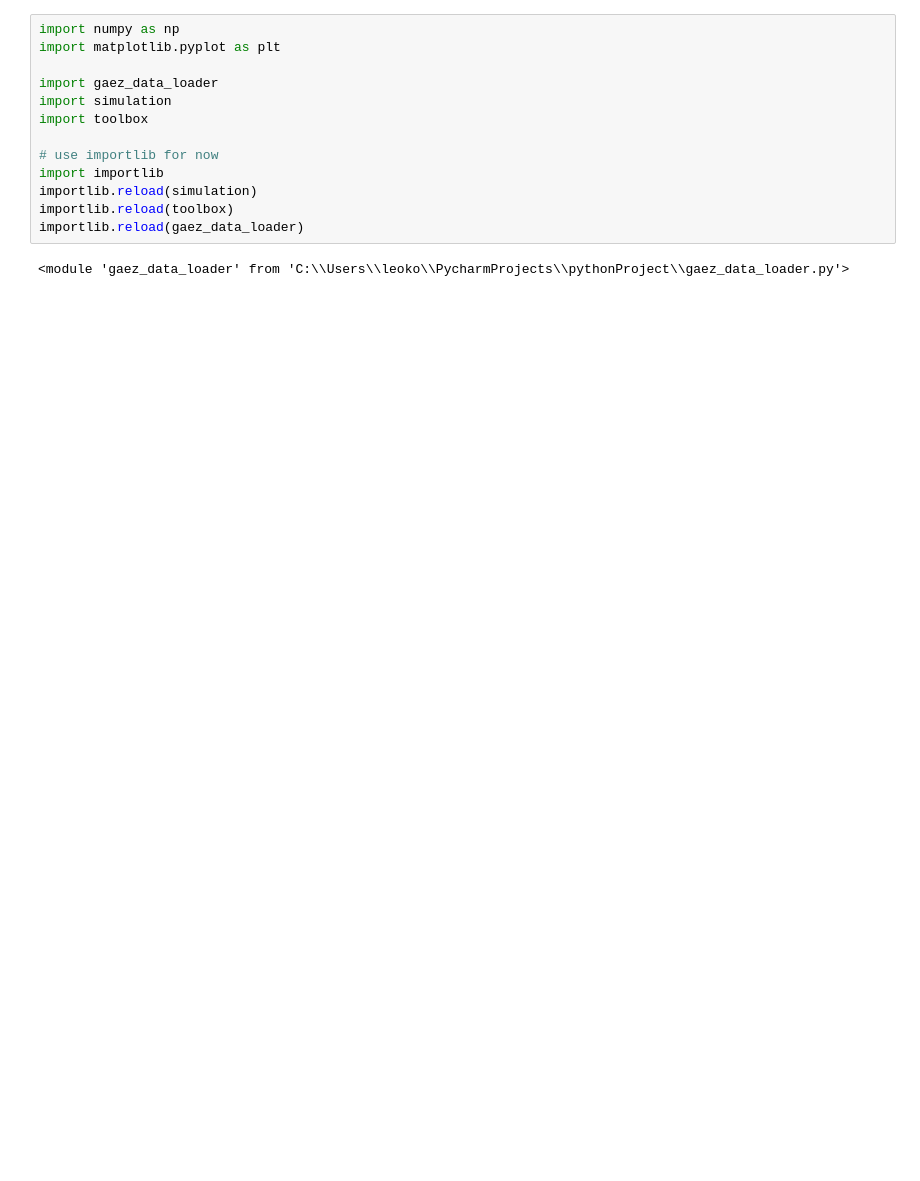
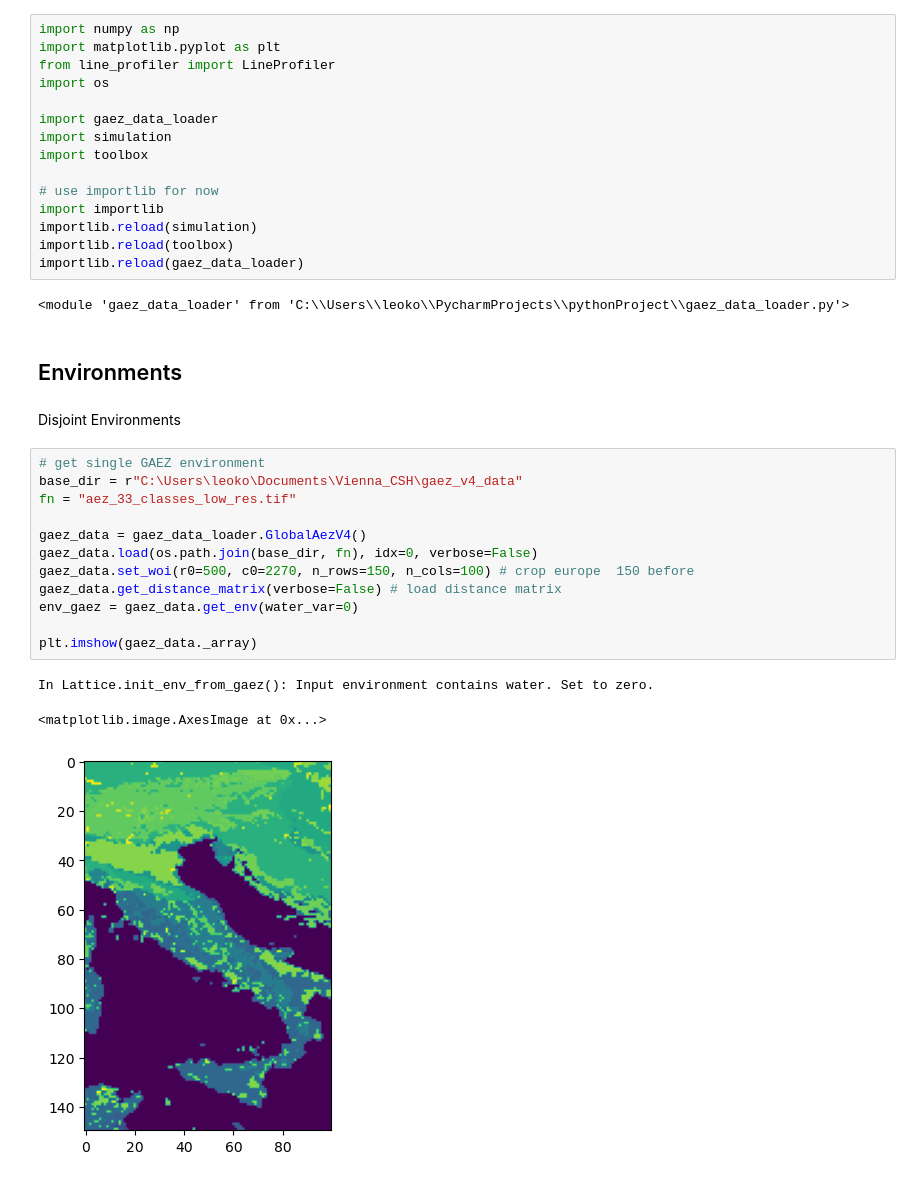
Before and after one commit to LeoKonzett/csh-vienna-abm, a Jupyter notebook: run_results.ipynb, the cells around one changed output. Drawn from its saved outputs; the diff is of its cells as text; blank space fills up the shorter version.

```diff
--- a/run_results.ipynb
+++ b/run_results.ipynb
@@ -1,6 +1,8 @@
 # %%
 import numpy as np
 import matplotlib.pyplot as plt
+from line_profiler import LineProfiler
+import os
 
 import gaez_data_loader
 import simulation
@@ -13,3 +15,23 @@ importlib.reload(toolbox)
 importlib.reload(gaez_data_loader)
 # %% [output]
 <module 'gaez_data_loader' from 'C:\\Users\\leoko\\PycharmProjects\\pythonProject\\gaez_data_loader.py'>
+# %% [markdown]
+## Environments
+# %% [markdown]
+Disjoint Environments
+# %%
+# get single GAEZ environment
+base_dir = r"C:\Users\leoko\Documents\Vienna_CSH\gaez_v4_data"
+fn = "aez_33_classes_low_res.tif"
+
+gaez_data = gaez_data_loader.GlobalAezV4()
+gaez_data.load(os.path.join(base_dir, fn), idx=0, verbose=False)
+gaez_data.set_woi(r0=500, c0=2270, n_rows=150, n_cols=100) # crop europe  150 before
+gaez_data.get_distance_matrix(verbose=False) # load distance matrix
+env_gaez = gaez_data.get_env(water_var=0)
+
+plt.imshow(gaez_data._array)
+# %% [output]
+In Lattice.init_env_from_gaez(): Input environment contains water. Set to zero.
+<matplotlib.image.AxesImage at 0x...>
+[figure, added]
```
Also changed, not shown: parts of 28 cells of this notebook.
